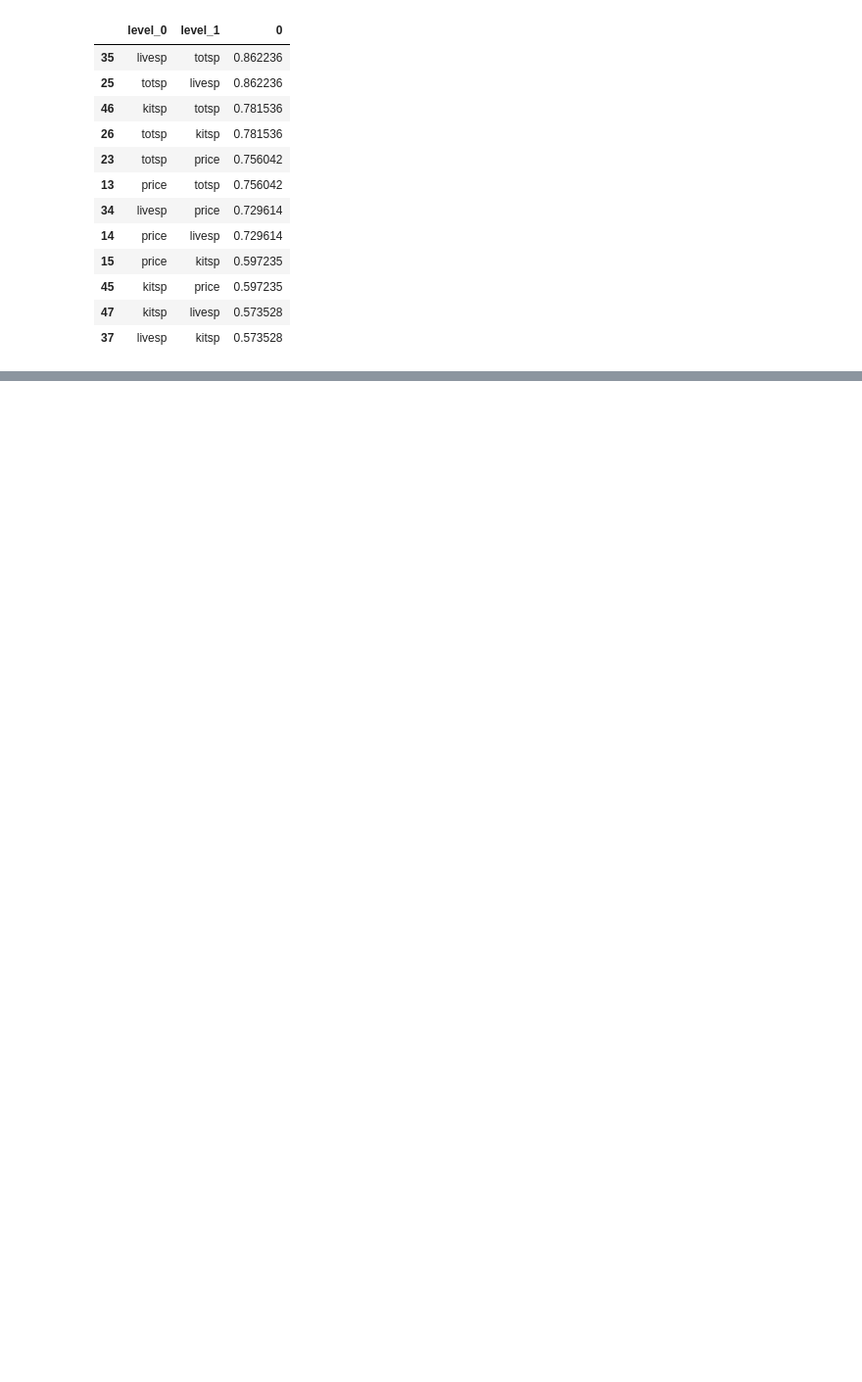
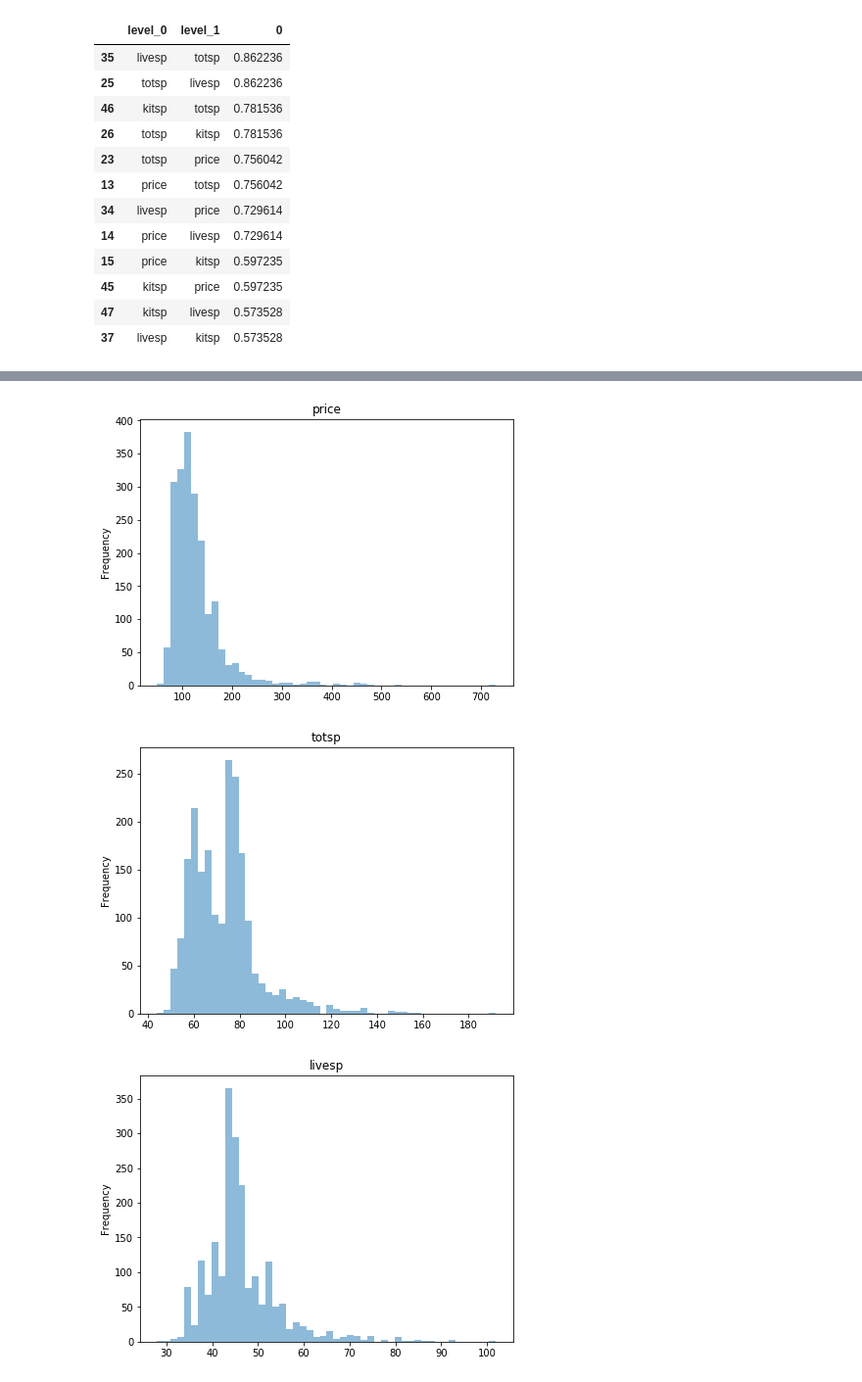
Before and after one commit to ingrid88/adoreMe, a Jupyter notebook: Housing Prices.ipynb, the cells around one changed output, grey strips where cells are left out. Shown: that part at 98% size. Saved outputs shown, nothing was run; the diff lists cells and outputs as text; code cells hidden in the pictures; blank space fills up the shorter version.

```diff
--- a/Housing Prices.ipynb
+++ b/Housing Prices.ipynb
@@ -39,0 +132,17 @@ correlated_features[correlated_features[0] > .4]
+# %%
+import pdb
+for i, title in enumerate(data.columns[1::]):
+#     print title
+    plt.figure(i+1,figsize=(15,5))
+    plt.subplot(1, 2, 1)
+    plt.title(title)
+#     a = data[title][data['class'] == 1]
+#     b = data[title][data['class'] == 2]
+#     c = data[title][data['class'] == 3]
+    data[title].plot.hist(bins=50,alpha=.5)
+#     b.plot.hist(alpha=.5)
+#     c.plot.hist(alpha=.5)
+# %% [output]
+[figure, added]
+[figure, added]
+[figure, added]
```
Also changed, not shown: parts of 20 cells of this notebook, 2 other files.
